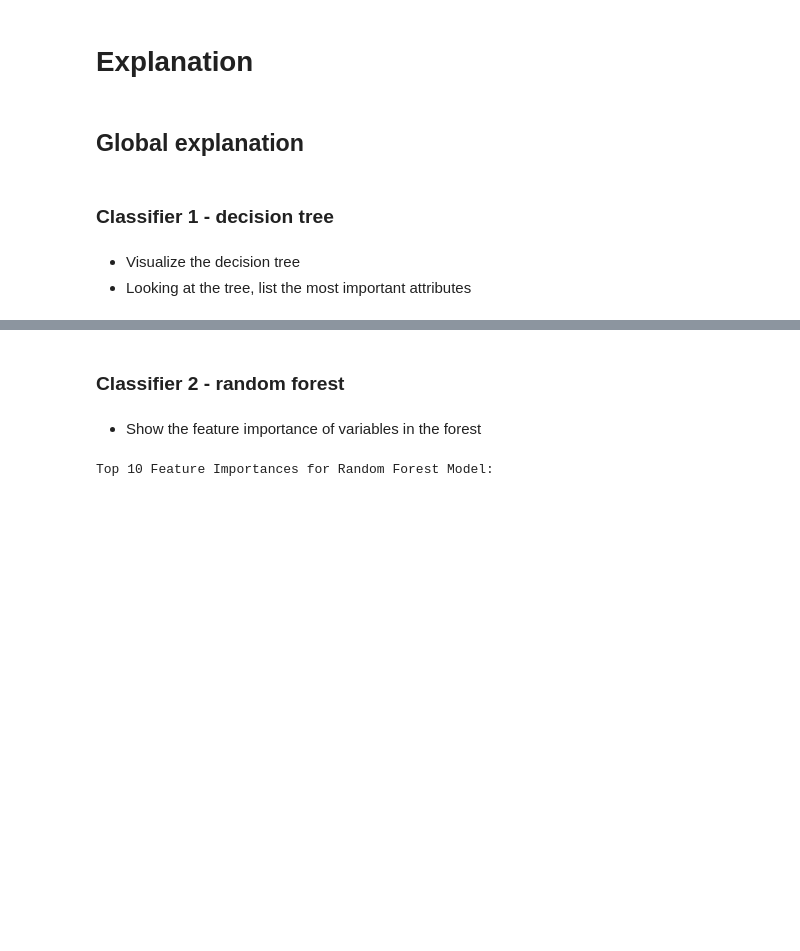
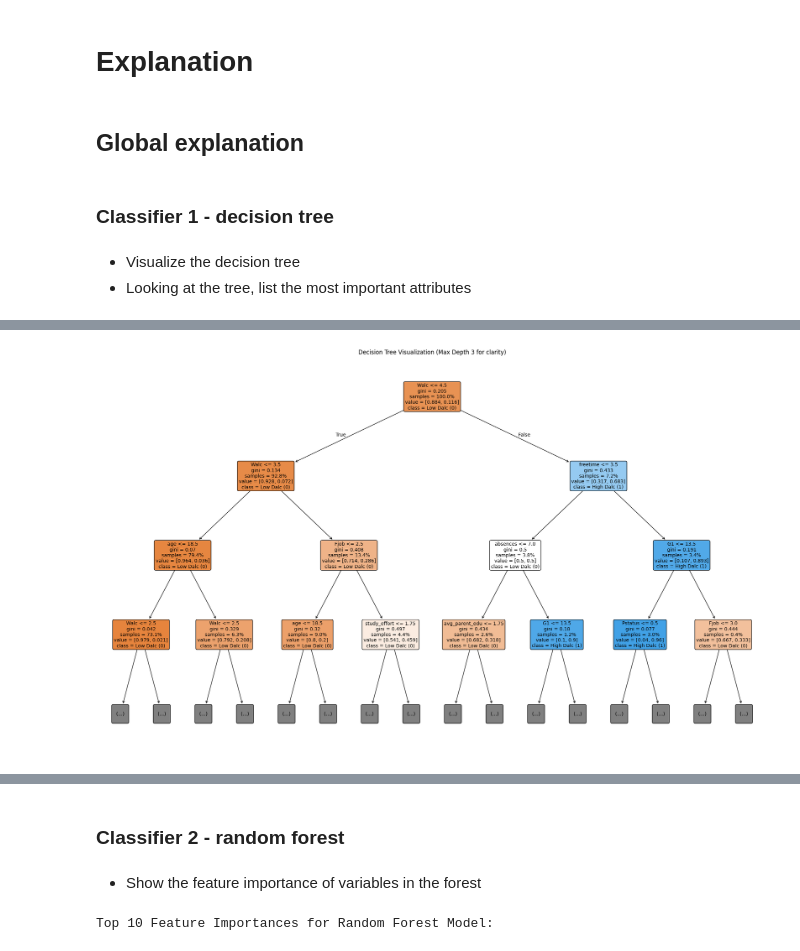
Before and after one commit to adela-domokosova/test, a Jupyter notebook: template_coursework_classification.ipynb, the cells around one changed output, grey strips where cells are left out. Saved outputs shown, nothing was run; the diff lists cells and outputs as text; code cells hidden in the pictures; blank space fills up the shorter version.

```diff
--- a/template_coursework_classification.ipynb
+++ b/template_coursework_classification.ipynb
@@ -1031,0 +925,81 @@ avg_parent_edu    0.042806
+# %%
+import pandas as pd
+import joblib
+import matplotlib.pyplot as plt
+from sklearn.tree import plot_tree
+from sklearn.preprocessing import LabelEncoder # Import LabelEncoder
+
+# Load the trained Decision Tree model (model 3 - manual top performer)
+best_dt_model = joblib.load("decision_tree_model_3.pkl")
+
+# Load X_train_engineered.csv and apply the *same* preprocessing as in etXWdPPkicTr
+X_train_for_features = pd.read_csv("X_train_engineered.csv")
+
+# Remove 'Dalc' column if present (as done in etXWdPPkicTr)
+columns_to_drop = ['Dalc']
+X_train_for_features = X_train_for_features.drop(columns=[col for col in columns_to_drop if col in X_train_for_features.columns], errors='ignore')
+
+# Define binary mapping for categorical columns (as done in etXWdPPkicTr)
+binary_mapping = {
+    'F': 0, 'M': 1,
+    'yes': 1, 'no': 0,
+    'GP': 0, 'MS': 1,
+    'LE3': 0, 'GT3': 1,
+    'T': 0, 'A': 1
+}
+
+binary_cols = ['sex', 'schoolsup', 'famsup', 'famsize', 'paid', 'activities',
+               'nursery', 'higher', 'internet', 'romantic', 'school', 'Pstatus']
+
+# Apply binary mapping (as done in etXWdPPkicTr)
+for col in binary_cols:
+    if col in X_train_for_features.columns:
+        X_train_for_features[col] = X_train_for_features[col].map(binary_mapping)
+
+# Initialize and apply LabelEncoding for 'Mjob' and 'Fjob' (as done in etXWdPPkicTr)
+# Need to re-initialize and fit LabelEncoders since they are not saved with the model
+le_mjob = LabelEncoder()
+le_fjob = LabelEncoder()
+
+# Fit on original Mjob/Fjob from X_train_engineered.csv before dropping Dalc to ensure consistency
+temp_mjob_df = pd.read_csv("X_train_engineered.csv")
+temp_fjob_df = pd.read_csv("X_train_engineered.csv")
+if 'Mjob' in temp_mjob_df.columns: # Check if Mjob exists in original
+    le_mjob.fit(temp_mjob_df['Mjob'])
+    X_train_for_features['Mjob'] = le_mjob.transform(X_train_for_features['Mjob'])
+if 'Fjob' in temp_fjob_df.columns: # Check if Fjob exists in original
+    le_fjob.fit(temp_fjob_df['Fjob'])
+    X_train_for_features['Fjob'] = le_fjob.transform(X_train_for_features['Fjob'])
+
+# Fill NaNs if any (as done in etXWdPPkicTr)
+X_train_for_features = X_train_for_features.fillna(0)
+
+# Now, feature_names should match the model's expected features
+feature_names = X_train_for_features.columns.tolist()
+
+# Visualize the decision tree
+plt.figure(figsize=(25, 15))
+plot_tree(
+    best_dt_model,
+    feature_names=feature_names,
+    class_names=['Low Dalc (0)', 'High Dalc (1)'],
+    filled=True,
+    rounded=True,
+    proportion=True,
+    fontsize=10,
+    max_depth=3 # Limit depth for clarity
+)
+plt.title("Decision Tree Visualization (Max Depth 3 for clarity)")
+plt.show()
+
+# Important attributes
+importances = best_dt_model.feature_importances_
+importance_df = pd.DataFrame({
+    'Feature': feature_names,
+    'Importance': importances
+}).sort_values(by='Importance', ascending=False)
+
+print("Top 5 most important features for Decision Tree Model 3:")
+print(importance_df.head(5).to_string(index=False))
+# %% [output]
+[figure, added]
```
Also changed, not shown: parts of 15 cells of this notebook.
